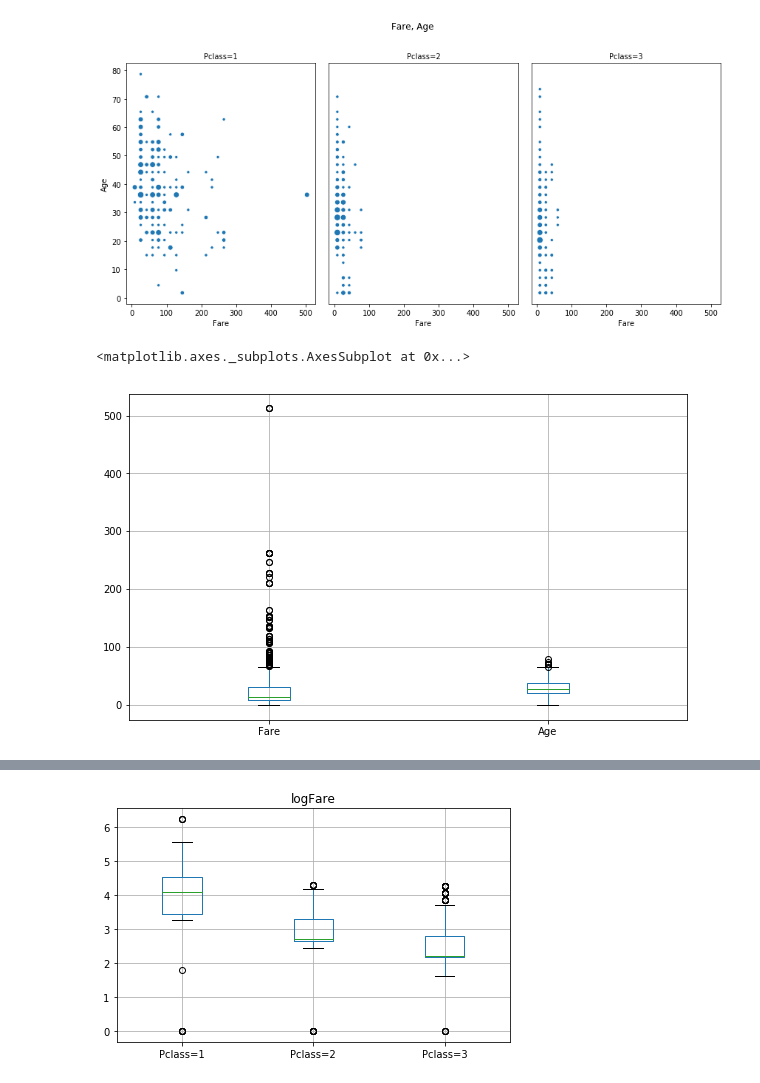
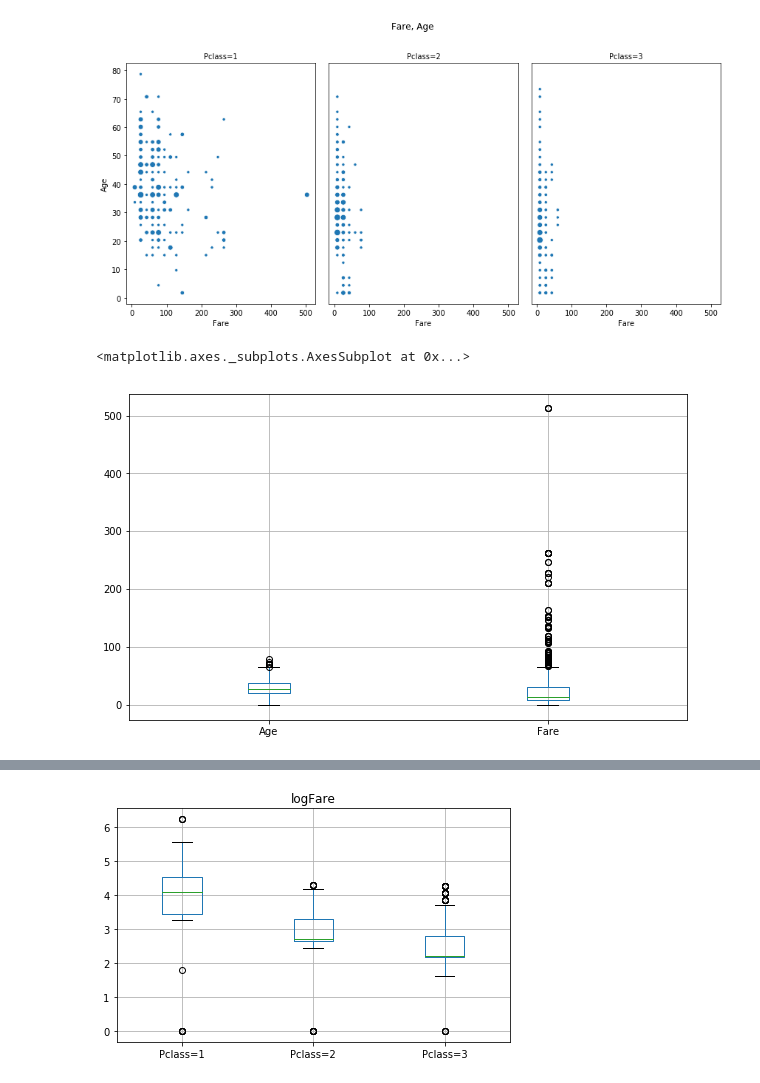
Before and after one commit to dvgodoy/handyspark, a Jupyter notebook: notebooks/Exploring Titanic.ipynb, the cells around one changed output, grey strips where cells are left out. Drawn from its saved outputs; the diff is of its cells as text; code cells hidden in the pictures.

```diff
--- a/notebooks/Exploring Titanic.ipynb
+++ b/notebooks/Exploring Titanic.ipynb
@@ -199,7 +203,7 @@ fig = hdf.stratify(['Pclass']).cols[['Fare', 'Age']].scatterplot(figsize=(12, 6)
 [figure]
 # %%
 fig, ax = plt.subplots(1, 1, figsize=(10, 6))
-hdf.cols[['Fare', 'Age']].boxplot(ax=ax)
+hdf.cols[['Age', 'Fare']].boxplot(ax=ax)
 # %% [output]
 <matplotlib.axes._subplots.AxesSubplot at 0x...>
-[figure, old version]
+[figure, new version]
```
Also changed, not shown: parts of 14 cells of this notebook, 4 other files.
